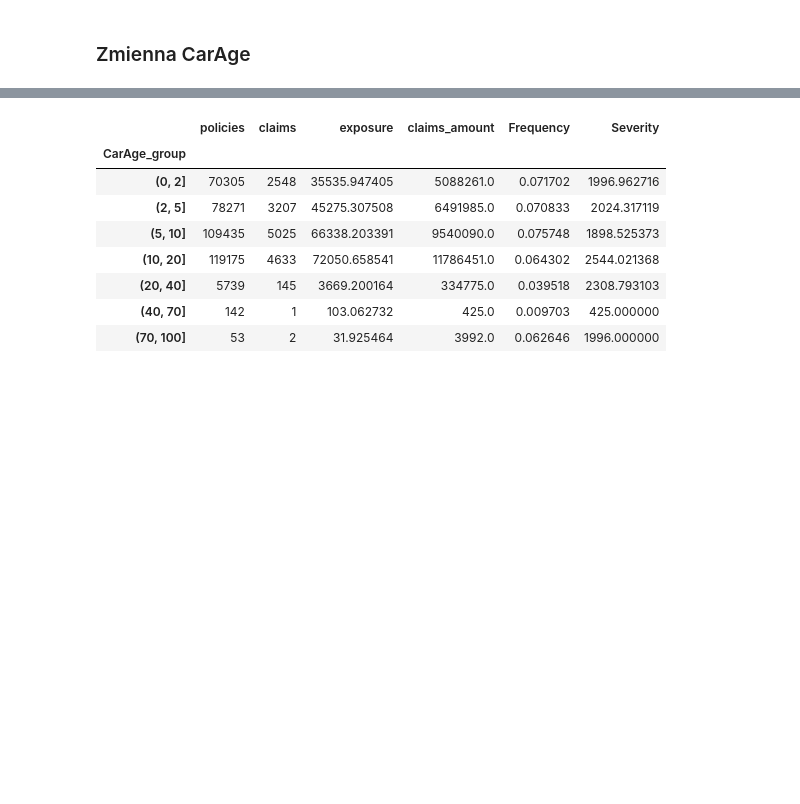
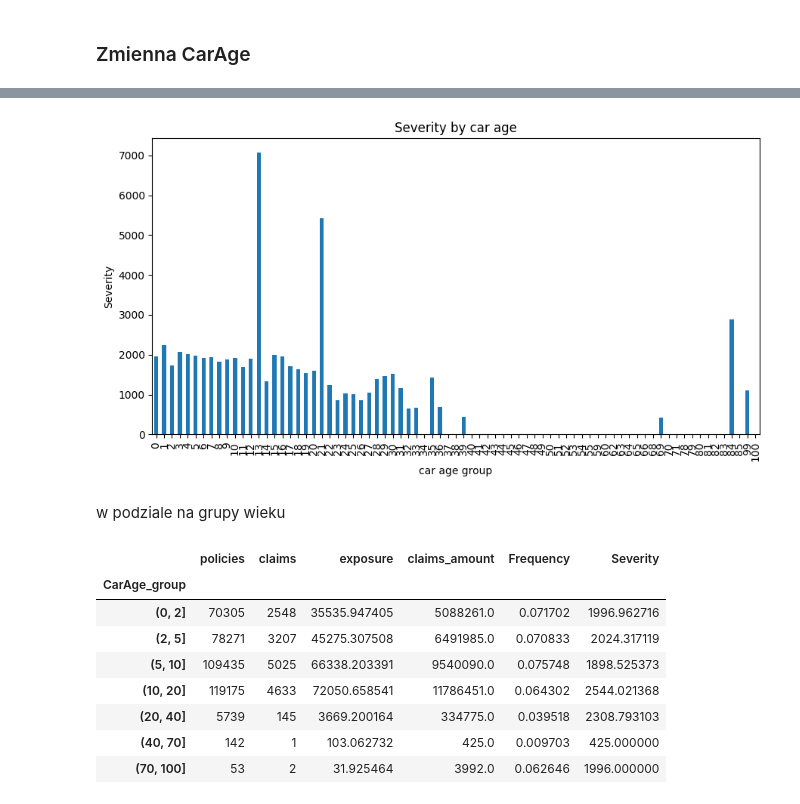
Before and after one commit to kacperskora/Licencjat_DS, a Jupyter notebook: notebooks/02_EDA.ipynb, the cells around one changed output, grey strips where cells are left out. Drawn from its saved outputs; the diff is of its cells as text; code cells hidden in the pictures; blank space fills up the shorter version.

Commit message:
dodanie eda dla kazdej wartosci wieku i gestosci zaludnienia

```diff
--- a/notebooks/02_EDA.ipynb
+++ b/notebooks/02_EDA.ipynb
@@ -452,3 +476,9 @@ visualize_summary(power_summary, 'Power', 'Severity')
+# %%
+visualize_summary(car_age_summary_const, 'car age', 'Severity')
+# %% [output]
+[figure, added]
+# %% [markdown]
+w podziale na grupy wieku
 # %%
 car_age_bins = [0, 2, 5, 10, 20, 40, 70, 100]
 car_age_summary = variable_analysis('CarAge', data, columns_dict, 0, car_age_bins)
```
Also changed, not shown: parts of 14 cells of this notebook.
